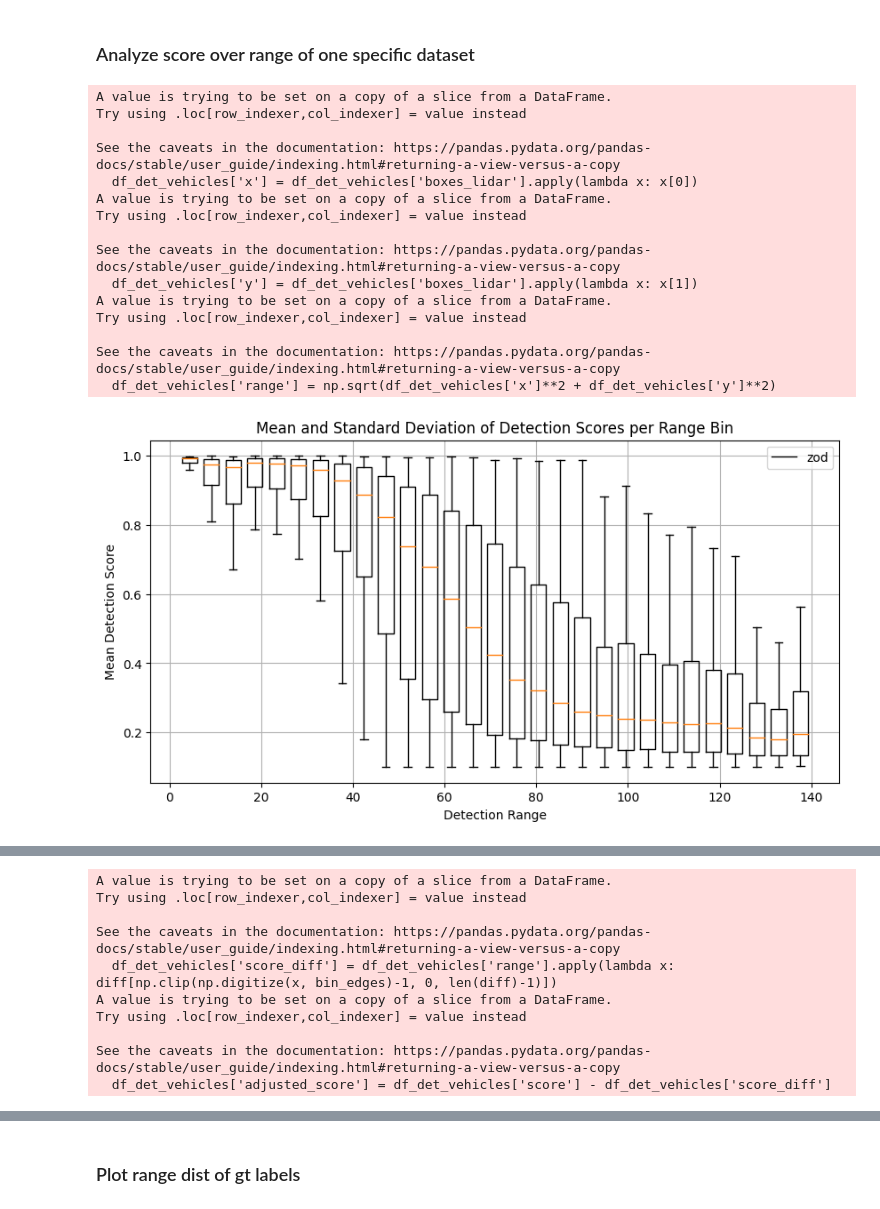
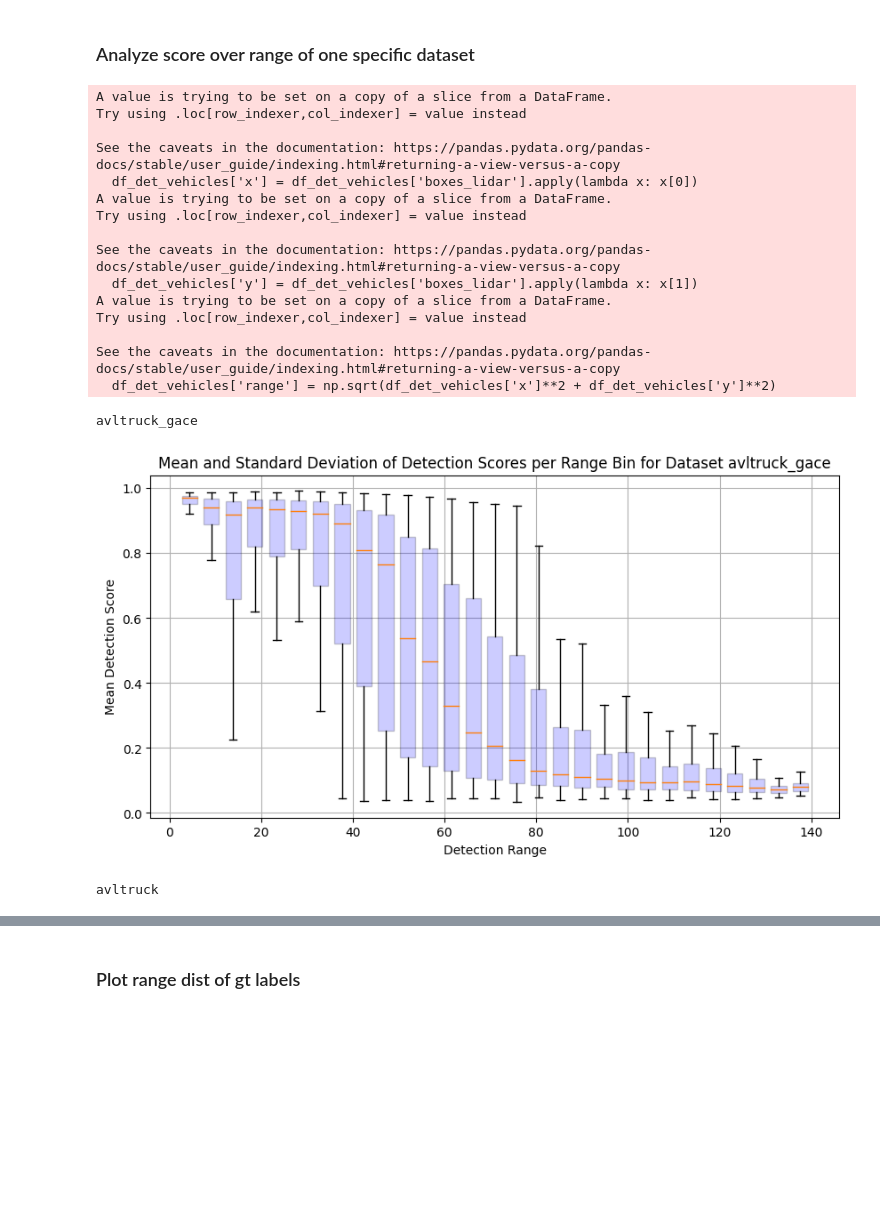
Before and after one commit to griesbchr/3DTrans, a Jupyter notebook: tools/misc/analyze_detresults_pseudolabels.ipynb, the cells around one changed output, grey strips where cells are left out. Drawn from its saved outputs; the diff is of its cells as text; code cells hidden in the pictures; blank space fills up the shorter version.

```diff
--- a/tools/misc/analyze_detresults_pseudolabels.ipynb
+++ b/tools/misc/analyze_detresults_pseudolabels.ipynb
@@ -51,6 +51,8 @@ def calc_ious(pseudo_labels, gt_labels):
 
         # Update the iou score for each detection in the original DataFrame
         pseudo_labels.loc[pseudo_labels_frame.index, 'iou'] = max_ious_ps
+
+        #TODO: only update label if it is higher than 0!!
         pseudo_labels.loc[pseudo_labels_frame.index, 'true_label'] = cls_dets
         # print(f"Percentage of detection ious greater than 0: {round(len(max_ious_ps[max_ious_ps > 0])/len(max_ious_ps),2)}")
 
@@ -74,7 +76,7 @@ def calc_ious(pseudo_labels, gt_labels):
 
     return pseudo_labels, gt_labels
 
-def load_detections(path, df):
+def load_detections(path, df, train_dataset=None, eval_dataset=None):
     with open(path, 'rb') as f:
         dets = pkl.load(f)
 
@@ -82,8 +84,10 @@ def load_detections(path, df):
     df_dets_dataset = pd.DataFrame(dets)
 
     #get datasset name from path
-    eval_dataset = path.split('/')[-2]
-    train_dataset = path.split('/')[-8].split('_')[0]
+    if eval_dataset == None:
+        eval_dataset = path.split('/')[-2]
+    if train_dataset == None:
+        train_dataset = path.split('/')[-8].split('_')[0]
 
 
     #add a column with the dataset name
@@ -324,12 +328,12 @@ Name: dataset, dtype: int64
 detections_all = pd.DataFrame()
 
 #results_path_avltruck = "/home/cgriesbacher/thesis/3DTrans/output_okeanos/output/avltruck_models/pvrcnnpp_ros/D6_50epochs/eval/epoch_50/val/avltruck/result.pkl"
-results_path_avltruck = "/home/cgriesbacher/thesis/3DTrans/output_okeanos/output/zod_models/pvrcnnpp_ros/D16_50epochs/eval/epoch_50/val/avltruck/result.pkl"
-detections_all = load_detections(results_path_avltruck, detections_all)
+results_path_avltruck_gace = "/home/cgriesbacher/thesis/3DTrans/gace_output/2023-12-12_14-47-04/det_annos_gace.pkl"
+detections_all = load_detections(results_path_avltruck_gace, detections_all, train_dataset="zod", eval_dataset="avltruck_gace")
 
-#results_path_avlrooftop = "/home/cgriesbacher/thesis/3DTrans/output_okeanos/output/avltruck_models/pvrcnnpp_ros/D6_50epochs/eval/epoch_50/val/avlrooftop/result.pkl"
-#detections_all = load_detections(results_path_avlrooftop, detections_all)
-#
+results_path_avltruck = "/home/cgriesbacher/thesis/3DTrans/gace_output/2023-12-12_14-47-04/det_annos.pkl"
+detections_all = load_detections(results_path_avltruck, detections_all, train_dataset="zod", eval_dataset="avltruck")
+
 #results_path_zod = "/home/cgriesbacher/thesis/3DTrans/output_okeanos/output/avltruck_models/pvrcnnpp_ros/D6_50epochs/eval/epoch_50/val/zod/result.pkl"
 #detections_all = load_detections(results_path_zod, detections_all)
 
@@ -357,11 +362,14 @@ df_det_vehicles['range'] = np.sqrt(df_det_vehicles['x']**2 + df_det_vehicles['y'
 train_datasets = df_det_vehicles['train_dataset'].unique()
 eval_datasets = df_det_vehicles['eval_dataset'].unique()
 
-plt.figure(figsize=(10, 5))
-plt.title('Detection Score per Range Bin')
 
-for dataset in eval_datasets:
-#for dataset in datasets:
+#for dataset in datasets
+for j, dataset in enumerate(eval_datasets):
+    print(dataset)
+    plt.figure(figsize=(10, 5))
+    plt.title('Detection Score per Range Bin')
+
+    colors = ['blue', 'orange', 'green', 'red', 'purple', 'brown', 'pink', 'gray', 'olive', 'cyan']
     #df = df_det_vehicles[df_det_vehicles['dataset'] == dataset]
     df = df_det_vehicles[df_det_vehicles['eval_dataset'] == dataset]
 
@@ -383,36 +391,44 @@ for dataset in eval_datasets:
     bin_midpoints = (bin_edges[:-1] + bin_edges[1:]) / 2
 
     # Add boxplots
+    boxes = []
     for i, bin_midpoint in enumerate(bin_midpoints):
-        plt.boxplot(binned_scores[i], positions=[bin_midpoint], widths=np.min(np.diff(bin_midpoints)) * 0.7, manage_ticks=False, showfliers=False)
+        box = plt.boxplot(binned_scores[i], positions=[bin_midpoint], widths=np.min(np.diff(bin_midpoints)) * 0.7, manage_ticks=False, showfliers=False, patch_artist=True)
+        boxes.append(box)
 
+    for box in boxes:
+        for patch in box['boxes']:
+            patch.set_facecolor(colors[j])
+            patch.set_alpha(0.2)
     # Plotting
     #plt.errorbar(bin_midpoints, mean_scores, yerr=std_devs, fmt='-o', capsize=5)
 
     # Labels and Titles
     plt.xlabel('Detection Range')
     plt.ylabel('Mean Detection Score')
     #plt.title('Mean and Standard Deviation of Detection Scores per Range Bin for Dataset {}'.format(dataset))
-    plt.title('Mean and Standard Deviation of Detection Scores per Range Bin')
+    plt.title('Mean and Standard Deviation of Detection Scores per Range Bin for Dataset {}'.format(dataset))
     plt.grid(True)
 
-# Display the plot
-plt.legend(train_datasets)
-plt.show()
+
+    # Display the plot
+    plt.show()
 # %% [output]
 A value is trying to be set on a copy of a slice from a DataFrame.
 Try using .loc[row_indexer,col_indexer] = value instead
 
 See the caveats in the documentation: https://pandas.pydata.org/pandas-docs/stable/user_guide/indexing.html#returning-a-view-versus-a-copy
   df_det_vehicles['x'] = df_det_vehicles['boxes_lidar'].apply(lambda x: x[0])
 A value is trying to be set on a copy of a slice from a DataFrame.
 Try using .loc[row_indexer,col_indexer] = value instead
 
 See the caveats in the documentation: https://pandas.pydata.org/pandas-docs/stable/user_guide/indexing.html#returning-a-view-versus-a-copy
   df_det_vehicles['y'] = df_det_vehicles['boxes_lidar'].apply(lambda x: x[1])
 A value is trying to be set on a copy of a slice from a DataFrame.
 Try using .loc[row_indexer,col_indexer] = value instead
 
 See the caveats in the documentation: https://pandas.pydata.org/pandas-docs/stable/user_guide/indexing.html#returning-a-view-versus-a-copy
   df_det_vehicles['range'] = np.sqrt(df_det_vehicles['x']**2 + df_det_vehicles['y']**2)
+avltruck_gace
-[figure, old version]
+[figure, new version]
+avltruck
@@ -421,16 +435,0 @@ mean_scores_zod = mean_scores
-# %%
-diff = mean_scores_zod - mean_scores_avltruck
-# Add diff to each score according to the bin they fall into
-df_det_vehicles['score_diff'] = df_det_vehicles['range'].apply(lambda x: diff[np.clip(np.digitize(x, bin_edges)-1, 0, len(diff)-1)])
-df_det_vehicles['adjusted_score'] = df_det_vehicles['score'] - df_det_vehicles['score_diff']
-# %% [output]
-A value is trying to be set on a copy of a slice from a DataFrame.
-Try using .loc[row_indexer,col_indexer] = value instead
-
-See the caveats in the documentation: https://pandas.pydata.org/pandas-docs/stable/user_guide/indexing.html#returning-a-view-versus-a-copy
-  df_det_vehicles['score_diff'] = df_det_vehicles['range'].apply(lambda x: diff[np.clip(np.digitize(x, bin_edges)-1, 0, len(diff)-1)])
-A value is trying to be set on a copy of a slice from a DataFrame.
-Try using .loc[row_indexer,col_indexer] = value instead
-
-See the caveats in the documentation: https://pandas.pydata.org/pandas-docs/stable/user_guide/indexing.html#returning-a-view-versus-a-copy
-  df_det_vehicles['adjusted_score'] = df_det_vehicles['score'] - df_det_vehicles['score_diff']
```
Also changed, not shown: parts of 19 cells of this notebook, 16 other files.
